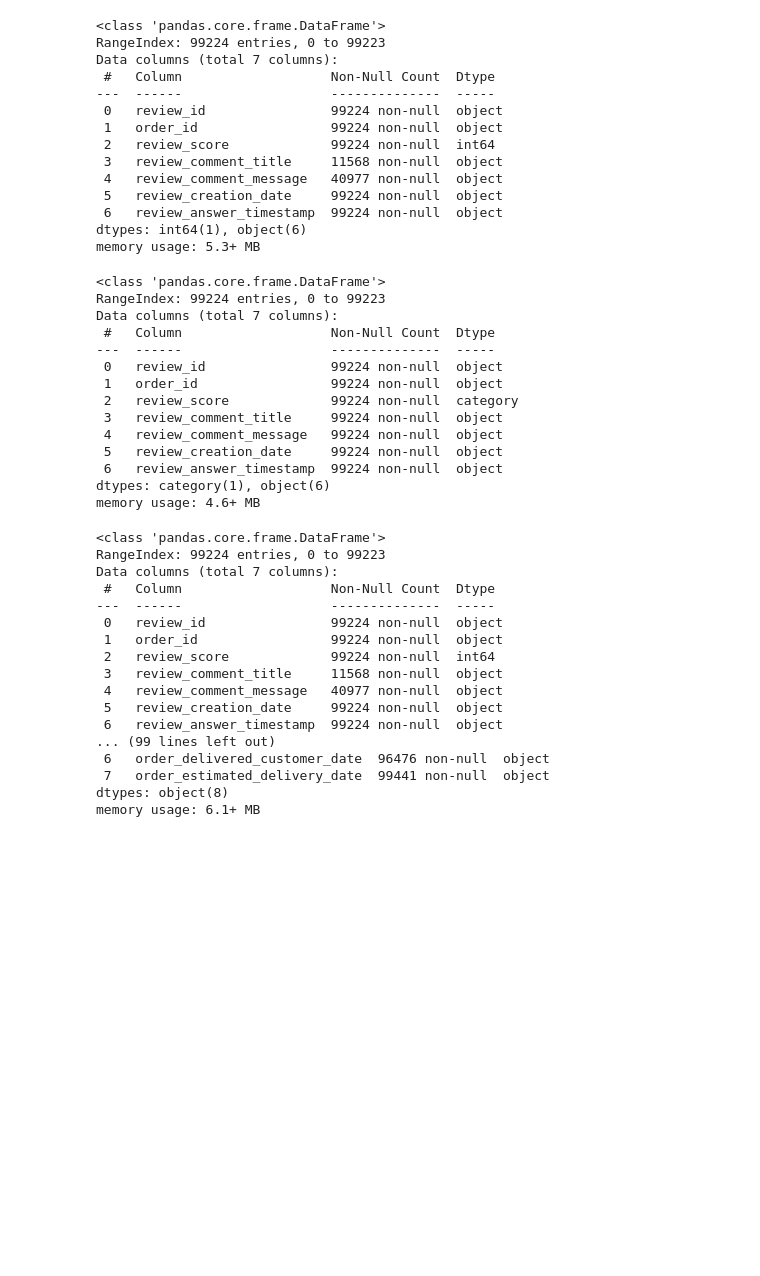
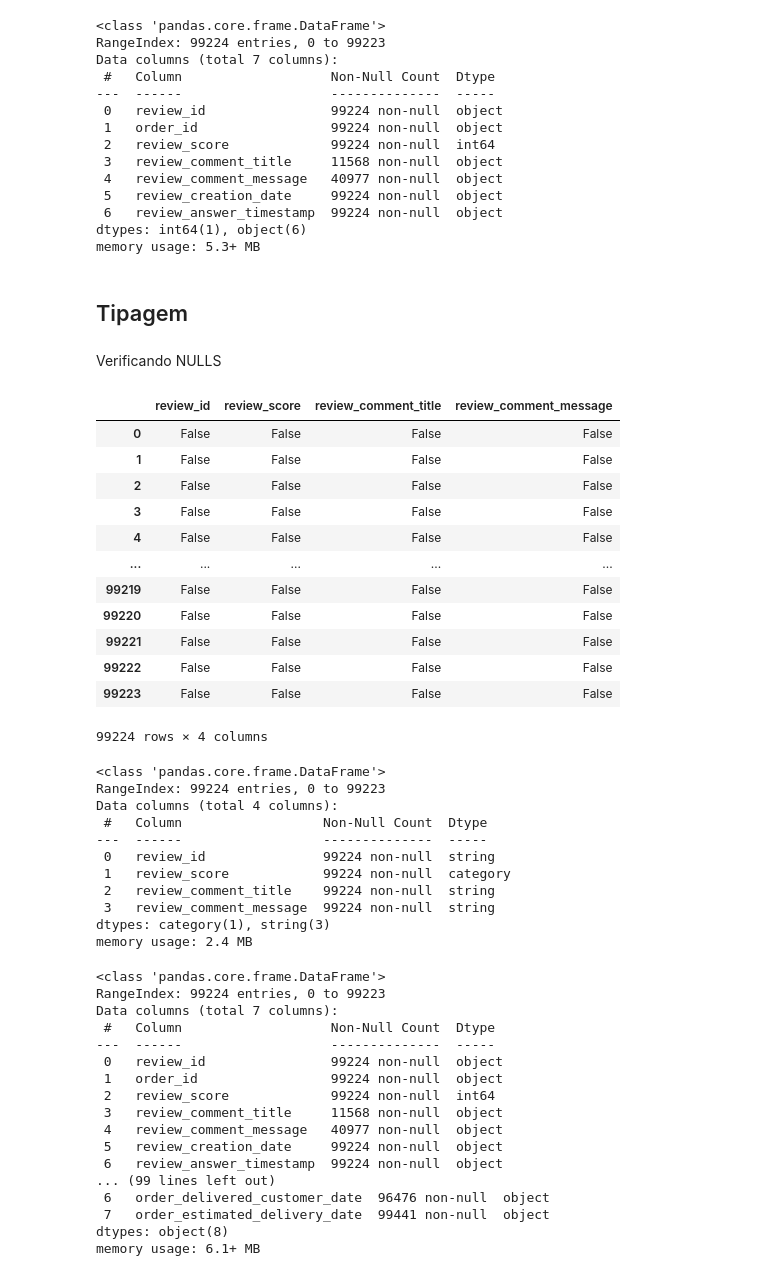
Before and after one commit to deveveryday/aws-power-of-the-words-eda, a Jupyter notebook: project_eda_aws_100426.ipynb, the cells around one changed output. Drawn from its saved outputs; the diff is of its cells as text; code cells hidden in the pictures; blank space fills up the shorter version.

```diff
--- a/project_eda_aws_100426.ipynb
+++ b/project_eda_aws_100426.ipynb
@@ -245,31 +256,55 @@ Data columns (total 7 columns):
  6   review_answer_timestamp  99224 non-null  object
 dtypes: int64(1), object(6)
 memory usage: 5.3+ MB
+# %% [markdown]
+## Tipagem
 # %%
-df_review["review_score"] = df_review["review_score"].astype("category")
+df_review_clean["review_score"] = df_review_clean["review_score"].astype("category")
 
 
 #df_review[["review_id", "order_id", "review_comment_title", "review_comment_message"]] = df_review[["review_id", "order_id", "review_comment_title", "review_comment_message"]].apply(df_review.to_string(), errors='ignore')
 # %%
-df_review["review_comment_message"] = df_review["review_comment_message"].astype(str)
-df_review["review_comment_title"] = df_review["review_comment_title"].astype(str)
+df_review_clean["review_comment_message"] = df_review_clean["review_comment_message"].astype("string")
+df_review_clean["review_comment_title"] = df_review_clean["review_comment_title"].astype("string")
+# %% [markdown]
+Verificando NULLS
+# %%
+df_review_clean["review_comment_title"] = df_review_clean["review_comment_title"].fillna('')
+df_review_clean["review_comment_message"] = df_review_clean["review_comment_message"].fillna('')
+
+df_review_clean["review_text"] = (df_review_clean["review_comment_title"].str.strip() + " " + df_review_clean["review_comment_message"].str.strip())
+
+df_review_clean["review_text"] = (df_review_clean["review_text"].str.strip().str.replace(r"\s+", " ", regex=True))
+# %%
+df_review_clean.isnull()
+# %% [output]
+|  | review_id | review_score | review_comment_title | review_comment_message |
+| 0 | False | False | False | False |
+| 1 | False | False | False | False |
+| 2 | False | False | False | False |
+| 3 | False | False | False | False |
+| 4 | False | False | False | False |
+| ... | ... | ... | ... | ... |
+| 99219 | False | False | False | False |
+| 99220 | False | False | False | False |
+| 99221 | False | False | False | False |
+| 99222 | False | False | False | False |
+| 99223 | False | False | False | False |
+99224 rows × 4 columns
 # %%
-df_review.info()
+df_review_clean.info()
 # %% [output]
 <class 'pandas.core.frame.DataFrame'>
 RangeIndex: 99224 entries, 0 to 99223
-Data columns (total 7 columns):
- #   Column                   Non-Null Count  Dtype
----  ------                   --------------  -----
- 0   review_id                99224 non-null  object
- 1   order_id                 99224 non-null  object
- 2   review_score             99224 non-null  category
- 3   review_comment_title     99224 non-null  object
- 4   review_comment_message   99224 non-null  object
- 5   review_creation_date     99224 non-null  object
- 6   review_answer_timestamp  99224 non-null  object
-dtypes: category(1), object(6)
-memory usage: 4.6+ MB
+Data columns (total 4 columns):
+ #   Column                  Non-Null Count  Dtype
+---  ------                  --------------  -----
+ 0   review_id               99224 non-null  string
+ 1   review_score            99224 non-null  category
+ 2   review_comment_title    99224 non-null  string
+ 3   review_comment_message  99224 non-null  string
+dtypes: category(1), string(3)
+memory usage: 2.4 MB
 # %%
 df_review.info()
 df_geo.info()
```
Also changed, not shown: parts of 22 cells of this notebook.
